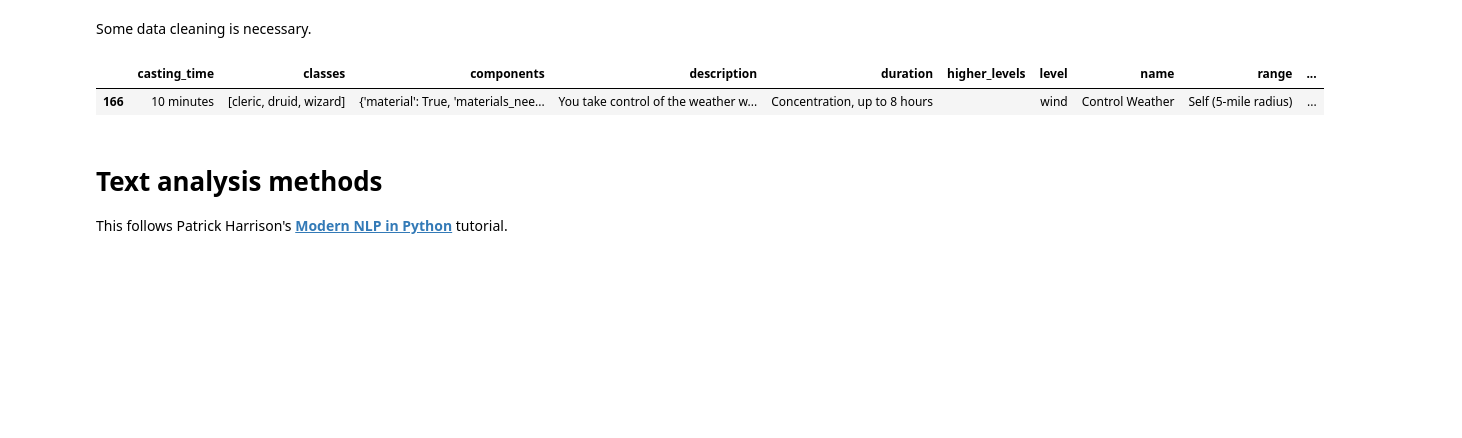
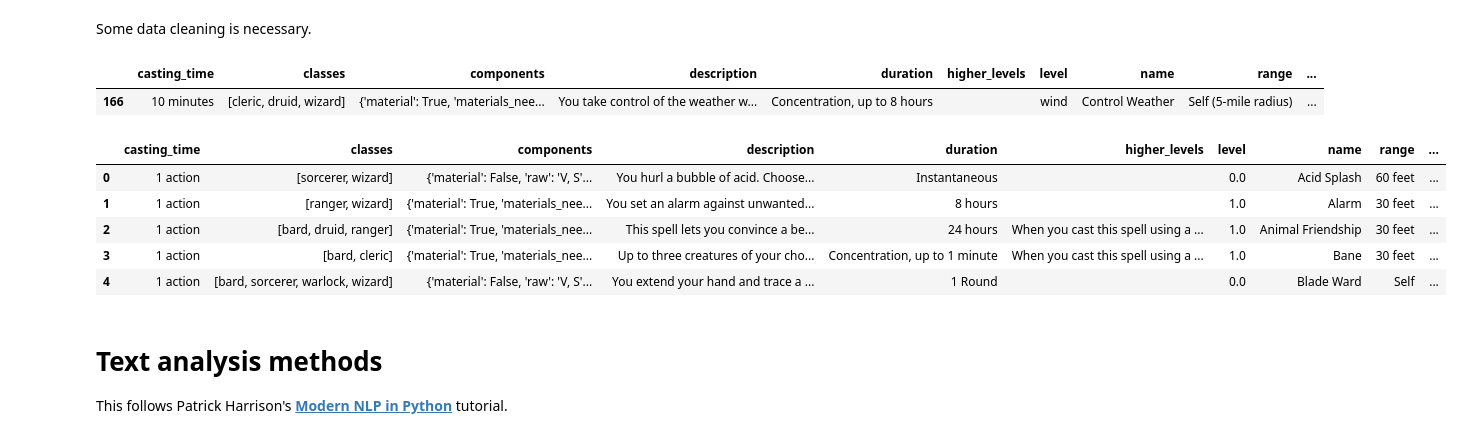
Before and after one commit to wisygig/cr, a Jupyter notebook: Text data.ipynb, the cells around one changed output. Saved outputs shown, nothing was run; the diff lists cells and outputs as text; code cells hidden in the pictures; blank space fills up the shorter version.

```diff
--- a/Text data.ipynb
+++ b/Text data.ipynb
@@ -36,3 +90,12 @@ spells_df['level'] = spells_df.level.apply(lambda x: '0' if x == 'cantrip' else
+# %%
+spells_df.head()
+# %% [output]
+|  | casting_time | classes | components | description | duration | higher_levels | level | name | range | ... |
+| 0 | 1 action | [sorcerer, wizard] | {'material': False, 'raw': 'V, S'... | You hurl a bubble of acid. Choose... | Instantaneous |  | 0.0 | Acid Splash | 60 feet | ... |
+| 1 | 1 action | [ranger, wizard] | {'material': True, 'materials_nee... | You set an alarm against unwanted... | 8 hours |  | 1.0 | Alarm | 30 feet | ... |
+| 2 | 1 action | [bard, druid, ranger] | {'material': True, 'materials_nee... | This spell lets you convince a be... | 24 hours | When you cast this spell using a ... | 1.0 | Animal Friendship | 30 feet | ... |
+| 3 | 1 action | [bard, cleric] | {'material': True, 'materials_nee... | Up to three creatures of your cho... | Concentration, up to 1 minute | When you cast this spell using a ... | 1.0 | Bane | 30 feet | ... |
+| 4 | 1 action | [bard, sorcerer, warlock, wizard] | {'material': False, 'raw': 'V, S'... | You extend your hand and trace a ... | 1 Round |  | 0.0 | Blade Ward | Self | ... |
 # %% [markdown]
 # Text analysis methods
 This follows Patrick Harrison's [**Modern NLP in Python**](https://github.com/skipgram/modern-nlp-in-python/blob/master/executable/Modern_NLP_in_Python.ipynb) tutorial.
```
Also changed, not shown: parts of 23 cells of this notebook, 1 other file.
